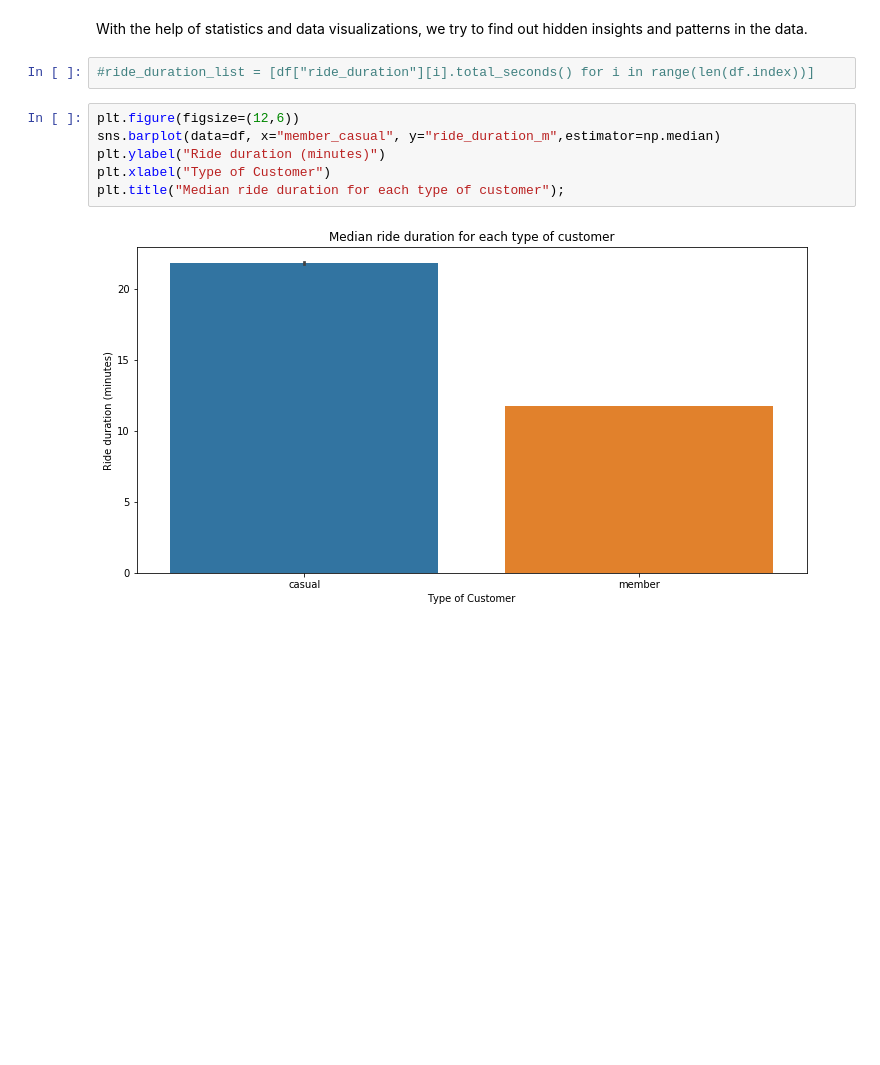
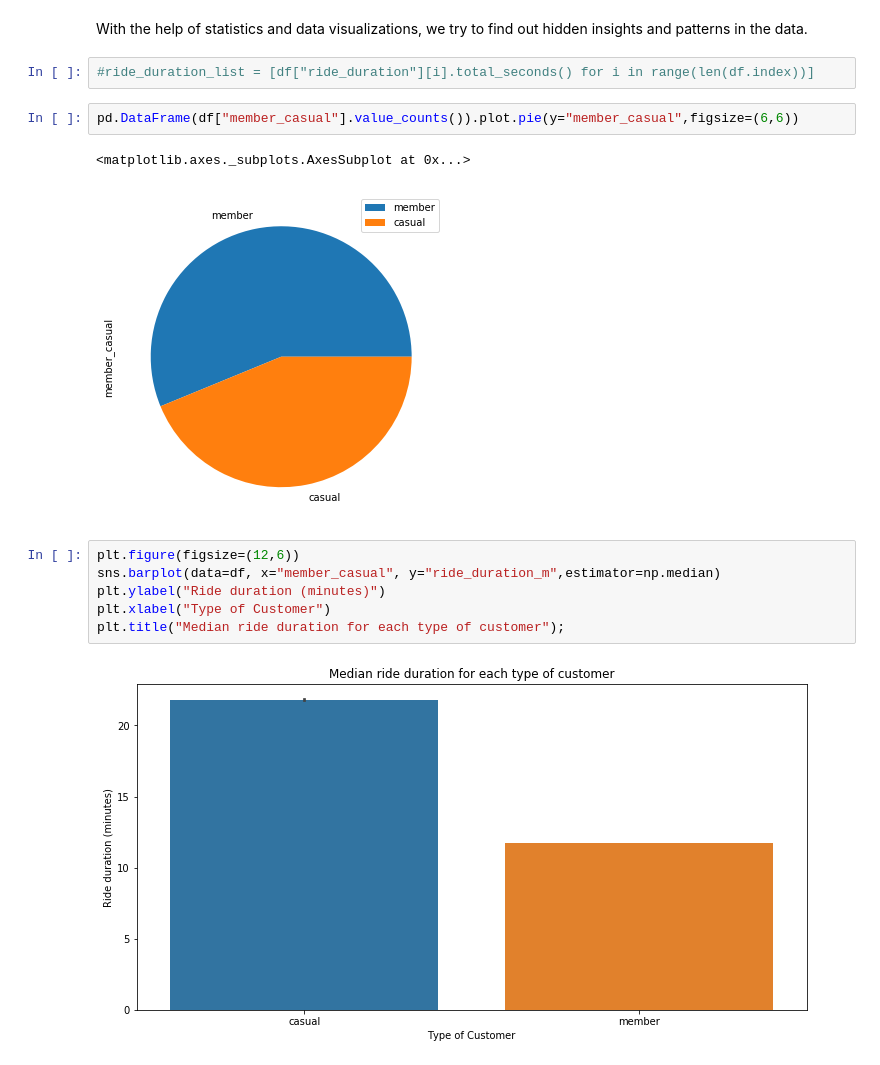
Before and after one commit to rahulpatwardhan12/Divvy-Trips-Analysis, a Jupyter notebook: Divvy Trip Analysis.ipynb, the cells around one changed output. Drawn from its saved outputs; the diff is of its cells as text; blank space fills up the shorter version.

Commit message:
New plots and recommendations

```diff
--- a/Divvy Trip Analysis.ipynb
+++ b/Divvy Trip Analysis.ipynb
@@ -392,6 +396,11 @@ df["ride_duration_m"] = df["ride_duration"].dt.seconds.div(60)
 With the help of statistics and data visualizations, we try to find out hidden insights and patterns in the data.
 # %%
 #ride_duration_list = [df["ride_duration"][i].total_seconds() for i in range(len(df.index))]
+# %%
+pd.DataFrame(df["member_casual"].value_counts()).plot.pie(y="member_casual",figsize=(6,6))
+# %% [output]
+<matplotlib.axes._subplots.AxesSubplot at 0x...>
+[figure, added]
 # %%
 plt.figure(figsize=(12,6))
 sns.barplot(data=df, x="member_casual", y="ride_duration_m",estimator=np.median)
```
Also changed, not shown: parts of 6 cells of this notebook.
